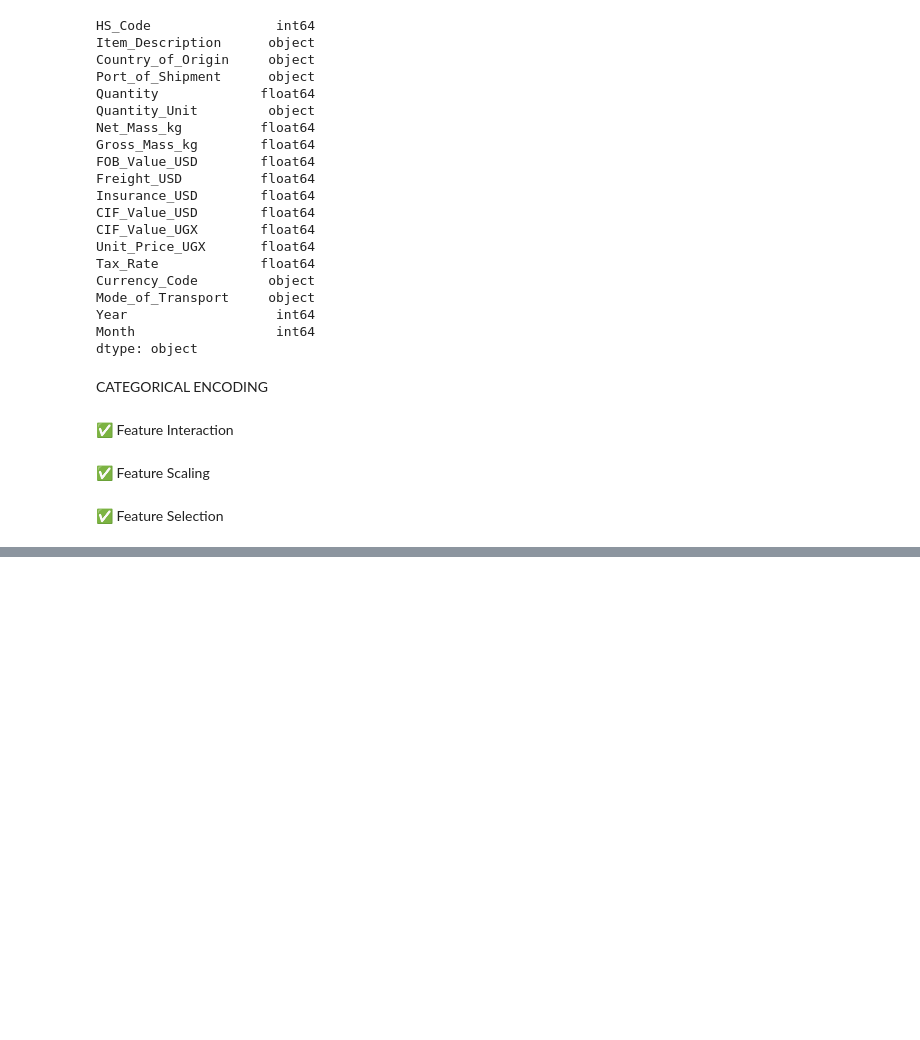
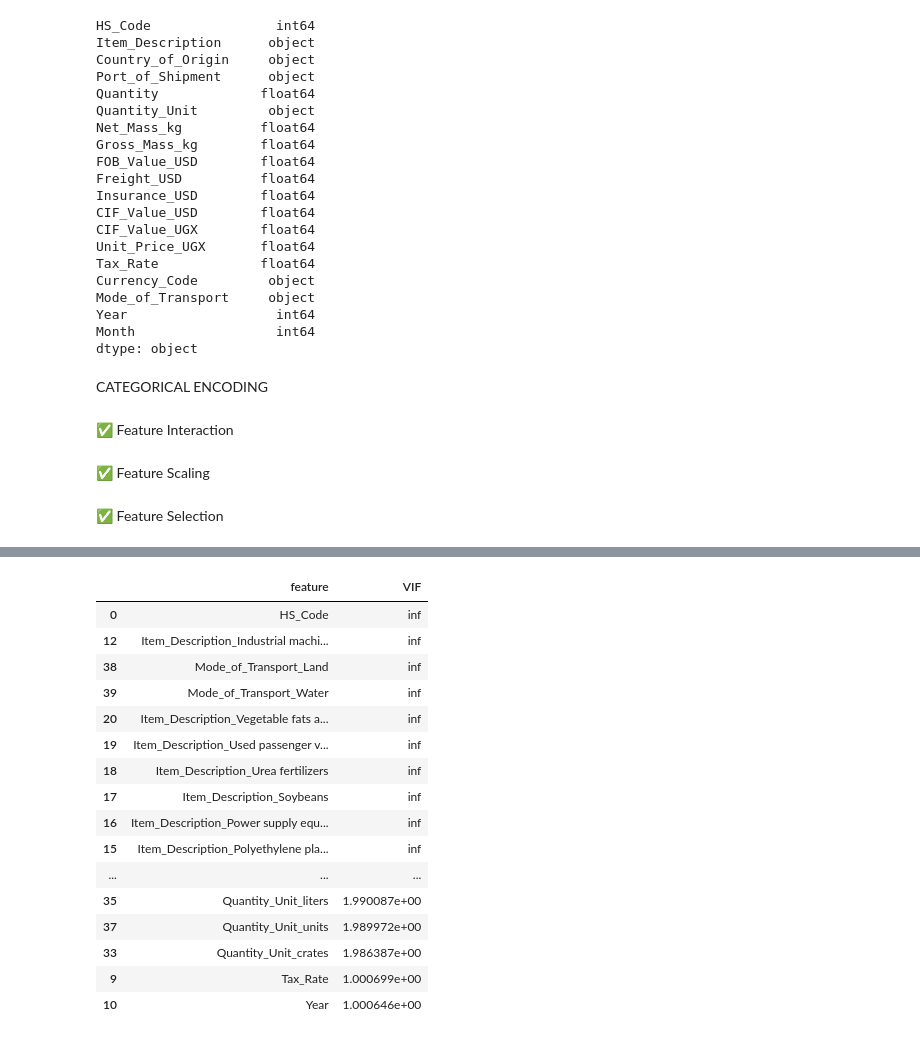
Before and after one commit to sentongo-web/MSDS, a Jupyter notebook: uganda_trade.ipynb, the cells around one changed output, grey strips where cells are left out. Drawn from its saved outputs; the diff is of its cells as text; code cells hidden in the pictures; blank space fills up the shorter version.

```diff
--- a/uganda_trade.ipynb
+++ b/uganda_trade.ipynb
@@ -679,0 +690,29 @@ data_encoded[numeric_cols] = scaler.fit_transform(data_encoded[numeric_cols])
+# %%
+data_encoded = data_encoded.astype({col: 'int' for col in data_encoded.select_dtypes('bool').columns})
+# %%
+from statsmodels.stats.outliers_influence import variance_inflation_factor
+
+# Create a DataFrame for VIF analysis (excluding target)
+X_vif = data_encoded.drop(columns=['Unit_Price_UGX'])
+vif_data = pd.DataFrame()
+vif_data["feature"] = X_vif.columns
+vif_data["VIF"] = [variance_inflation_factor(X_vif.values, i) for i in range(len(X_vif.columns))]
+vif_data.sort_values(by='VIF', ascending=False)
+# %% [output]
+|  | feature | VIF |
+| 0 | HS_Code | inf |
+| 12 | Item_Description_Industrial machi... | inf |
+| 38 | Mode_of_Transport_Land | inf |
+| 39 | Mode_of_Transport_Water | inf |
+| 20 | Item_Description_Vegetable fats a... | inf |
+| 19 | Item_Description_Used passenger v... | inf |
+| 18 | Item_Description_Urea fertilizers | inf |
+| 17 | Item_Description_Soybeans | inf |
+| 16 | Item_Description_Power supply equ... | inf |
+| 15 | Item_Description_Polyethylene pla... | inf |
+| ... | ... | ... |
+| 35 | Quantity_Unit_liters | 1.990087e+00 |
+| 37 | Quantity_Unit_units | 1.989972e+00 |
+| 33 | Quantity_Unit_crates | 1.986387e+00 |
+| 9 | Tax_Rate | 1.000699e+00 |
+| 10 | Year | 1.000646e+00 |
```
Also changed, not shown: parts of 2 cells of this notebook.
